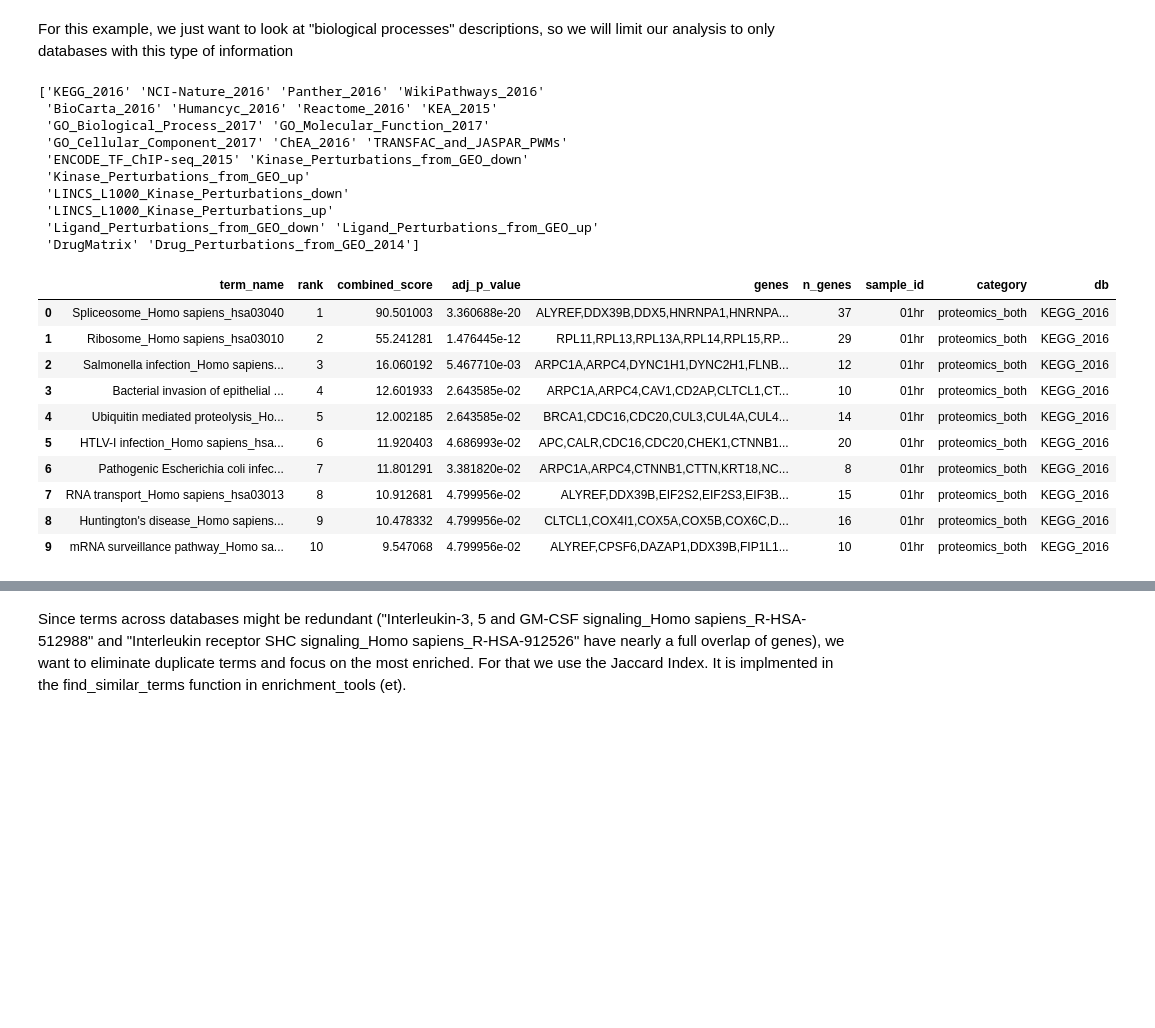
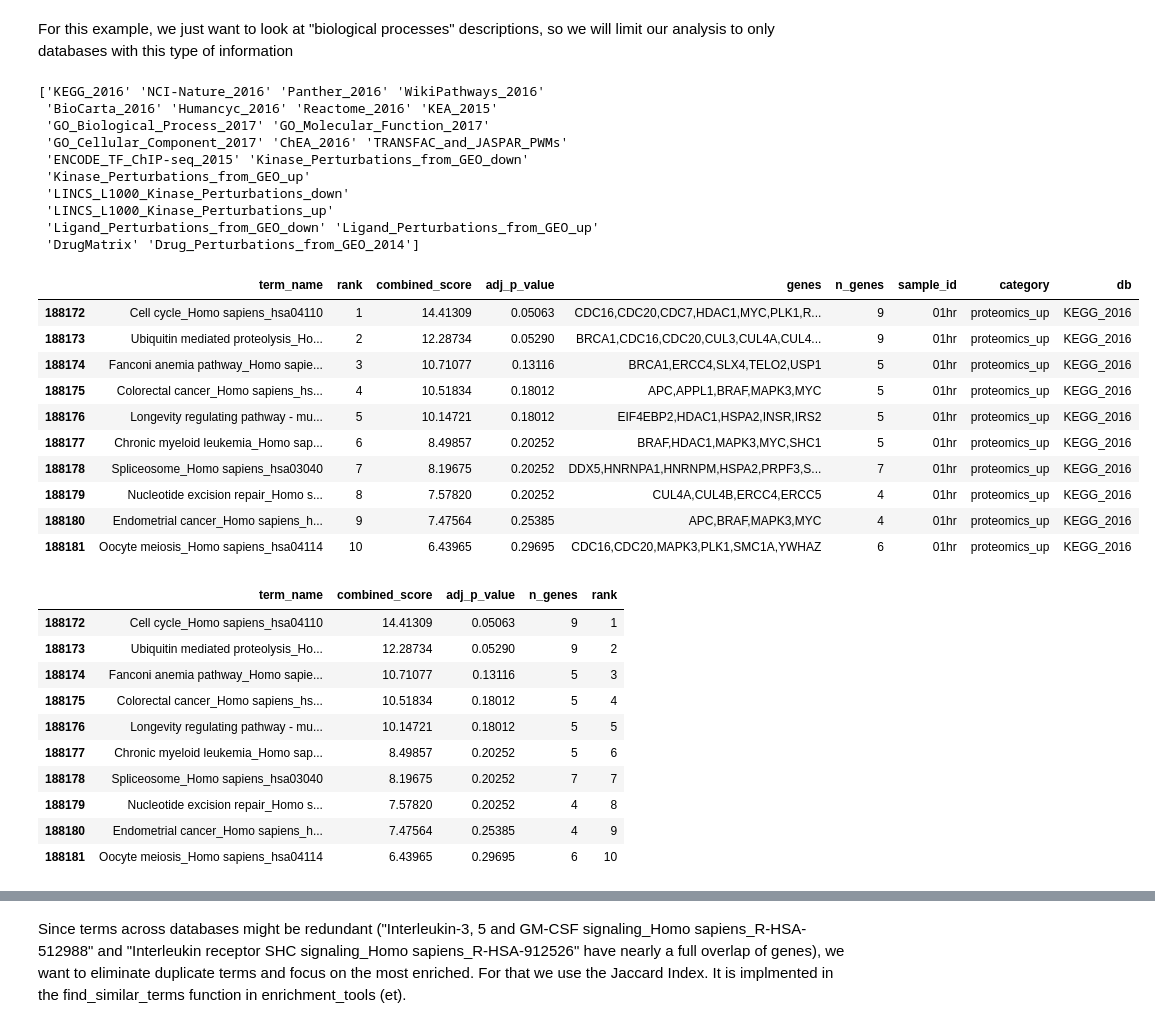
Before and after one commit to LoLab-MSM/MAGINE, a Jupyter notebook: examples/cisplatin/workflow_example.ipynb, the cells around one changed output, grey strips where cells are left out. Saved outputs shown, nothing was run; the diff lists cells and outputs as text; code cells hidden in the pictures; blank space fills up the shorter version.

```diff
--- a/examples/cisplatin/workflow_example.ipynb
+++ b/examples/cisplatin/workflow_example.ipynb
@@ -31,41 +27,61 @@ proteomics = enrichment_array[enrichment_array['category'].str.contains('proteom
+# %%
+proteomics = et.filter_db(enrichment_array, column='category', options=['proteomics_up'])
+proteomics = proteomics[~proteomics['term_name'].isnull()]
+# %%
+print_cols = ['term_name', 'combined_score', 'adj_p_value', 'n_genes', 'rank']
 # %% [markdown]
 For this example, we just want to look at "biological processes" descriptions, so we will limit our analysis to only databases with this type of information
 # %%
 print(proteomics['db'].unique())
 
 process_dbs = [
         'GO_Biological_Process_2017',
         'Humancyc_2016',
         'Reactome_2016',
         'KEGG_2016',
+        'BioCarta_2016',
+        'Humancyc_2016',
         'NCI-Nature_2016',
         'Panther_2016',
         'WikiPathways_2016',
 ]
 
 display(proteomics.head(10))
+display(proteomics[print_cols].head(10))
+# display(et.filter_based_on_words(proteomics[print_cols+['sample_id']], ['repair']))
 # %% [output]
 ['KEGG_2016' 'NCI-Nature_2016' 'Panther_2016' 'WikiPathways_2016'
  'BioCarta_2016' 'Humancyc_2016' 'Reactome_2016' 'KEA_2015'
  'GO_Biological_Process_2017' 'GO_Molecular_Function_2017'
  'GO_Cellular_Component_2017' 'ChEA_2016' 'TRANSFAC_and_JASPAR_PWMs'
  'ENCODE_TF_ChIP-seq_2015' 'Kinase_Perturbations_from_GEO_down'
  'Kinase_Perturbations_from_GEO_up'
  'LINCS_L1000_Kinase_Perturbations_down'
  'LINCS_L1000_Kinase_Perturbations_up'
  'Ligand_Perturbations_from_GEO_down' 'Ligand_Perturbations_from_GEO_up'
  'DrugMatrix' 'Drug_Perturbations_from_GEO_2014']
 |  | term_name | rank | combined_score | adj_p_value | genes | n_genes | sample_id | category | db |
-| 0 | Spliceosome_Homo sapiens_hsa03040 | 1 | 90.501003 | 3.360688e-20 | ALYREF,DDX39B,DDX5,HNRNPA1,HNRNPA... | 37 | 01hr | proteomics_both | KEGG_2016 |
-| 1 | Ribosome_Homo sapiens_hsa03010 | 2 | 55.241281 | 1.476445e-12 | RPL11,RPL13,RPL13A,RPL14,RPL15,RP... | 29 | 01hr | proteomics_both | KEGG_2016 |
-| 2 | Salmonella infection_Homo sapiens... | 3 | 16.060192 | 5.467710e-03 | ARPC1A,ARPC4,DYNC1H1,DYNC2H1,FLNB... | 12 | 01hr | proteomics_both | KEGG_2016 |
-| 3 | Bacterial invasion of epithelial ... | 4 | 12.601933 | 2.643585e-02 | ARPC1A,ARPC4,CAV1,CD2AP,CLTCL1,CT... | 10 | 01hr | proteomics_both | KEGG_2016 |
-| 4 | Ubiquitin mediated proteolysis_Ho... | 5 | 12.002185 | 2.643585e-02 | BRCA1,CDC16,CDC20,CUL3,CUL4A,CUL4... | 14 | 01hr | proteomics_both | KEGG_2016 |
-| 5 | HTLV-I infection_Homo sapiens_hsa... | 6 | 11.920403 | 4.686993e-02 | APC,CALR,CDC16,CDC20,CHEK1,CTNNB1... | 20 | 01hr | proteomics_both | KEGG_2016 |
-| 6 | Pathogenic Escherichia coli infec... | 7 | 11.801291 | 3.381820e-02 | ARPC1A,ARPC4,CTNNB1,CTTN,KRT18,NC... | 8 | 01hr | proteomics_both | KEGG_2016 |
-| 7 | RNA transport_Homo sapiens_hsa03013 | 8 | 10.912681 | 4.799956e-02 | ALYREF,DDX39B,EIF2S2,EIF2S3,EIF3B... | 15 | 01hr | proteomics_both | KEGG_2016 |
-| 8 | Huntington's disease_Homo sapiens... | 9 | 10.478332 | 4.799956e-02 | CLTCL1,COX4I1,COX5A,COX5B,COX6C,D... | 16 | 01hr | proteomics_both | KEGG_2016 |
-| 9 | mRNA surveillance pathway_Homo sa... | 10 | 9.547068 | 4.799956e-02 | ALYREF,CPSF6,DAZAP1,DDX39B,FIP1L1... | 10 | 01hr | proteomics_both | KEGG_2016 |
+| 188172 | Cell cycle_Homo sapiens_hsa04110 | 1 | 14.41309 | 0.05063 | CDC16,CDC20,CDC7,HDAC1,MYC,PLK1,R... | 9 | 01hr | proteomics_up | KEGG_2016 |
+| 188173 | Ubiquitin mediated proteolysis_Ho... | 2 | 12.28734 | 0.05290 | BRCA1,CDC16,CDC20,CUL3,CUL4A,CUL4... | 9 | 01hr | proteomics_up | KEGG_2016 |
+| 188174 | Fanconi anemia pathway_Homo sapie... | 3 | 10.71077 | 0.13116 | BRCA1,ERCC4,SLX4,TELO2,USP1 | 5 | 01hr | proteomics_up | KEGG_2016 |
+| 188175 | Colorectal cancer_Homo sapiens_hs... | 4 | 10.51834 | 0.18012 | APC,APPL1,BRAF,MAPK3,MYC | 5 | 01hr | proteomics_up | KEGG_2016 |
+| 188176 | Longevity regulating pathway - mu... | 5 | 10.14721 | 0.18012 | EIF4EBP2,HDAC1,HSPA2,INSR,IRS2 | 5 | 01hr | proteomics_up | KEGG_2016 |
+| 188177 | Chronic myeloid leukemia_Homo sap... | 6 | 8.49857 | 0.20252 | BRAF,HDAC1,MAPK3,MYC,SHC1 | 5 | 01hr | proteomics_up | KEGG_2016 |
+| 188178 | Spliceosome_Homo sapiens_hsa03040 | 7 | 8.19675 | 0.20252 | DDX5,HNRNPA1,HNRNPM,HSPA2,PRPF3,S... | 7 | 01hr | proteomics_up | KEGG_2016 |
+| 188179 | Nucleotide excision repair_Homo s... | 8 | 7.57820 | 0.20252 | CUL4A,CUL4B,ERCC4,ERCC5 | 4 | 01hr | proteomics_up | KEGG_2016 |
+| 188180 | Endometrial cancer_Homo sapiens_h... | 9 | 7.47564 | 0.25385 | APC,BRAF,MAPK3,MYC | 4 | 01hr | proteomics_up | KEGG_2016 |
+| 188181 | Oocyte meiosis_Homo sapiens_hsa04114 | 10 | 6.43965 | 0.29695 | CDC16,CDC20,MAPK3,PLK1,SMC1A,YWHAZ | 6 | 01hr | proteomics_up | KEGG_2016 |
+|  | term_name | combined_score | adj_p_value | n_genes | rank |
+| 188172 | Cell cycle_Homo sapiens_hsa04110 | 14.41309 | 0.05063 | 9 | 1 |
+| 188173 | Ubiquitin mediated proteolysis_Ho... | 12.28734 | 0.05290 | 9 | 2 |
+| 188174 | Fanconi anemia pathway_Homo sapie... | 10.71077 | 0.13116 | 5 | 3 |
+| 188175 | Colorectal cancer_Homo sapiens_hs... | 10.51834 | 0.18012 | 5 | 4 |
+| 188176 | Longevity regulating pathway - mu... | 10.14721 | 0.18012 | 5 | 5 |
+| 188177 | Chronic myeloid leukemia_Homo sap... | 8.49857 | 0.20252 | 5 | 6 |
+| 188178 | Spliceosome_Homo sapiens_hsa03040 | 8.19675 | 0.20252 | 7 | 7 |
+| 188179 | Nucleotide excision repair_Homo s... | 7.57820 | 0.20252 | 4 | 8 |
+| 188180 | Endometrial cancer_Homo sapiens_h... | 7.47564 | 0.25385 | 4 | 9 |
+| 188181 | Oocyte meiosis_Homo sapiens_hsa04114 | 6.43965 | 0.29695 | 6 | 10 |
 # %%
 time_1_hour_prot = et.filter_dataframe(proteomics,
                                        p_value=0.05,
```
Also changed, not shown: parts of 37 cells of this notebook, 8 other files.
